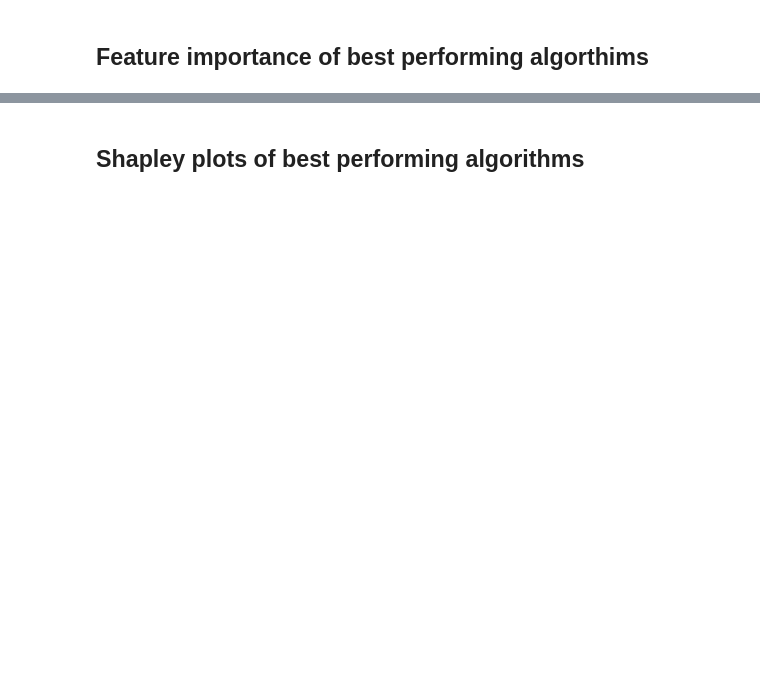
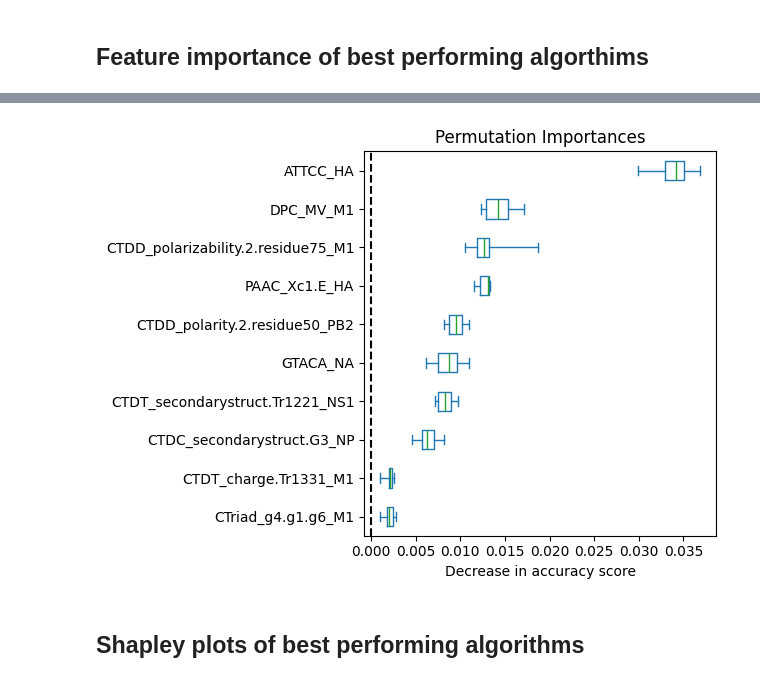
Before and after one commit to A-Andrews/ukase_data_challenge, a Jupyter notebook: machine_learning/ml_feature_importance.ipynb, the cells around one changed output, grey strips where cells are left out. Cells and saved outputs as stored; diff of their text form; code cells hidden in the pictures; blank space fills up the shorter version.

```diff
--- a/machine_learning/ml_feature_importance.ipynb
+++ b/machine_learning/ml_feature_importance.ipynb
@@ -164,3 +212,7 @@ def plot_permutation_importance(model, X, y):
+# %%
+plot_permutation_importance(model, X_test, y_test)
+# %% [output]
+[figure, added]
 # %% [markdown]
 ## Shapley plots of best performing algorithms
 # %%
```
Also changed, not shown: parts of 8 cells of this notebook, 2 other files.
